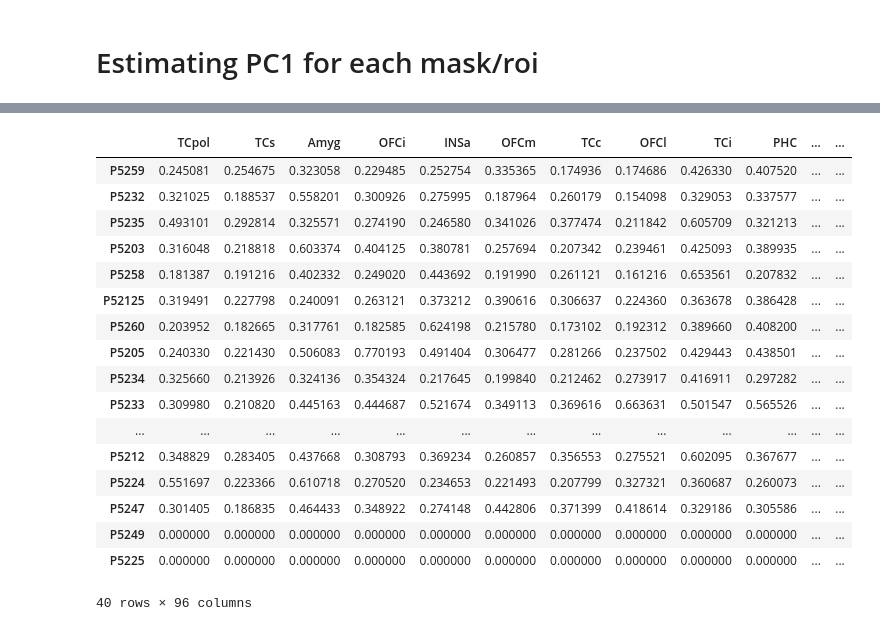
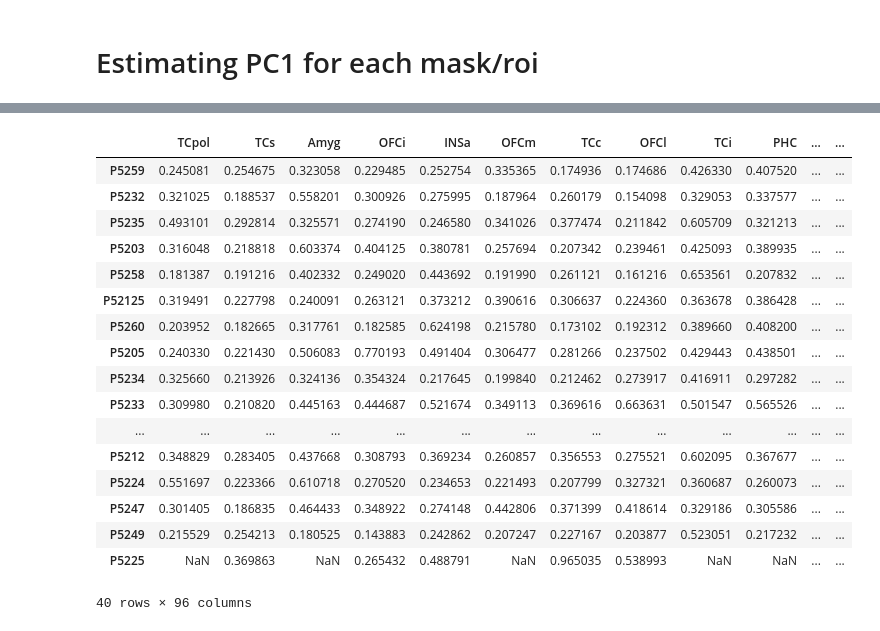
Before and after one commit to LuisA00/ResearchElective_Maastricht2023, a Jupyter notebook: Validating_RM_Fit.ipynb, the cells around one changed output, grey strips where cells are left out. Cells and saved outputs as stored; diff of their text form; code cells hidden in the pictures.

```diff
--- a/Validating_RM_Fit.ipynb
+++ b/Validating_RM_Fit.ipynb
@@ -220,7 +220,7 @@ Computing and plotting roi_95: BG-nac
 # %%
 # Create Dataframe to store each participants PC1 scores.
 
-#COCGM_PC1_RM_scores_df = pd.DataFrame(columns=rm_labels)
+COCGM_PC1_RM_scores_df = pd.DataFrame(columns=rm_labels)
 PLAGM_PC1_RM_scores_df = pd.DataFrame(columns=rm_labels)
 
 zeros_holder = np.zeros((1, 96))
@@ -233,7 +233,7 @@ for path in os.listdir("CANCOC_PP_1"):
     if os.path.isdir(os.path.join(dir_path, path)):
 
         current_p_df = pd.DataFrame(data=zeros_holder, columns=rm_labels, index=[path])
-        #COCGM_PC1_RM_scores_df = COCGM_PC1_RM_scores_df.append(current_p_df, ignore_index=False)
+        COCGM_PC1_RM_scores_df = COCGM_PC1_RM_scores_df.append(current_p_df, ignore_index=False)
         PLAGM_PC1_RM_scores_df = PLAGM_PC1_RM_scores_df.append(current_p_df, ignore_index=False)
 
 #COC_PC1_GLA_scores_df.head(40)
@@ -357,7 +377,9 @@ for current_roi in range(96):
 #sub35_COCGM_scores = ray.get(sub35_COC_PC1_scores)
 #sub36_COCGM_scores = ray.get(sub36_COC_PC1_scores)
 #sub37_COCGM_scores = ray.get(sub37_COC_PC1_scores)
-sub38_COCGM_scores = ray.get(sub38_COC_PC1_scores)
+#sub38_COCGM_scores = ray.get(sub38_COC_PC1_scores)
+#sub39_COCGM_scores = ray.get(sub39_COC_PC1_scores)
+#sub40_COCGM_scores = ray.get(sub40_COC_PC1_scores)
 
 #COCGM_PC1_RM_scores_df.iloc[0] = sub1_COCGM_scores[:]
 #COCGM_PC1_RM_scores_df.iloc[1] = sub2_COCGM_scores[:]
@@ -387,35 +409,37 @@ sub38_COCGM_scores = ray.get(sub38_COC_PC1_scores)
 #COCGM_PC1_RM_scores_df.iloc[25] = sub26_COCGM_scores[:]
 #COCGM_PC1_RM_scores_df.iloc[26] = sub27_COCGM_scores[:]
 #COCGM_PC1_RM_scores_df.iloc[27] = sub28_COCGM_scores[:]
 #COCGM_PC1_RM_scores_df.iloc[28] = sub29_COCGM_scores[:]
 #COCGM_PC1_RM_scores_df.iloc[29] = sub30_COCGM_scores[:]
 #COCGM_PC1_RM_scores_df.iloc[30] = sub31_COCGM_scores[:]
 #COCGM_PC1_RM_scores_df.iloc[31] = sub32_COCGM_scores[:]
 #COCGM_PC1_RM_scores_df.iloc[32] = sub33_COCGM_scores[:]
 #COCGM_PC1_RM_scores_df.iloc[33] = sub34_COCGM_scores[:]
 #COCGM_PC1_RM_scores_df.iloc[34] = sub35_COCGM_scores[:]
 #COCGM_PC1_RM_scores_df.iloc[35] = sub36_COCGM_scores[:]
 #COCGM_PC1_RM_scores_df.iloc[36] = sub37_COCGM_scores[:]
-COCGM_PC1_RM_scores_df.iloc[37] = sub38_COCGM_scores[:]
+#COCGM_PC1_RM_scores_df.iloc[37] = sub38_COCGM_scores[:]
+#COCGM_PC1_RM_scores_df.iloc[38] = sub39_COCGM_scores[:]
+#COCGM_PC1_RM_scores_df.iloc[39] = sub40_COCGM_scores[:]
 
 COCGM_PC1_RM_scores_df.head(40)
 # %% [output]
 |  | TCpol | TCs | Amyg | OFCi | INSa | OFCm | TCc | OFCl | TCi | PHC | ... | ... |
 | P5259 | 0.245081 | 0.254675 | 0.323058 | 0.229485 | 0.252754 | 0.335365 | 0.174936 | 0.174686 | 0.426330 | 0.407520 | ... | ... |
 | P5232 | 0.321025 | 0.188537 | 0.558201 | 0.300926 | 0.275995 | 0.187964 | 0.260179 | 0.154098 | 0.329053 | 0.337577 | ... | ... |
 | P5235 | 0.493101 | 0.292814 | 0.325571 | 0.274190 | 0.246580 | 0.341026 | 0.377474 | 0.211842 | 0.605709 | 0.321213 | ... | ... |
 | P5203 | 0.316048 | 0.218818 | 0.603374 | 0.404125 | 0.380781 | 0.257694 | 0.207342 | 0.239461 | 0.425093 | 0.389935 | ... | ... |
 | P5258 | 0.181387 | 0.191216 | 0.402332 | 0.249020 | 0.443692 | 0.191990 | 0.261121 | 0.161216 | 0.653561 | 0.207832 | ... | ... |
 | P52125 | 0.319491 | 0.227798 | 0.240091 | 0.263121 | 0.373212 | 0.390616 | 0.306637 | 0.224360 | 0.363678 | 0.386428 | ... | ... |
 | P5260 | 0.203952 | 0.182665 | 0.317761 | 0.182585 | 0.624198 | 0.215780 | 0.173102 | 0.192312 | 0.389660 | 0.408200 | ... | ... |
 | P5205 | 0.240330 | 0.221430 | 0.506083 | 0.770193 | 0.491404 | 0.306477 | 0.281266 | 0.237502 | 0.429443 | 0.438501 | ... | ... |
 | P5234 | 0.325660 | 0.213926 | 0.324136 | 0.354324 | 0.217645 | 0.199840 | 0.212462 | 0.273917 | 0.416911 | 0.297282 | ... | ... |
 | P5233 | 0.309980 | 0.210820 | 0.445163 | 0.444687 | 0.521674 | 0.349113 | 0.369616 | 0.663631 | 0.501547 | 0.565526 | ... | ... |
 | ... | ... | ... | ... | ... | ... | ... | ... | ... | ... | ... | ... | ... |
 | P5212 | 0.348829 | 0.283405 | 0.437668 | 0.308793 | 0.369234 | 0.260857 | 0.356553 | 0.275521 | 0.602095 | 0.367677 | ... | ... |
 | P5224 | 0.551697 | 0.223366 | 0.610718 | 0.270520 | 0.234653 | 0.221493 | 0.207799 | 0.327321 | 0.360687 | 0.260073 | ... | ... |
 | P5247 | 0.301405 | 0.186835 | 0.464433 | 0.348922 | 0.274148 | 0.442806 | 0.371399 | 0.418614 | 0.329186 | 0.305586 | ... | ... |
-| P5249 | 0.000000 | 0.000000 | 0.000000 | 0.000000 | 0.000000 | 0.000000 | 0.000000 | 0.000000 | 0.000000 | 0.000000 | ... | ... |
-| P5225 | 0.000000 | 0.000000 | 0.000000 | 0.000000 | 0.000000 | 0.000000 | 0.000000 | 0.000000 | 0.000000 | 0.000000 | ... | ... |
+| P5249 | 0.215529 | 0.254213 | 0.180525 | 0.143883 | 0.242862 | 0.207247 | 0.227167 | 0.203877 | 0.523051 | 0.217232 | ... | ... |
+| P5225 | NaN | 0.369863 | NaN | 0.265432 | 0.488791 | NaN | 0.965035 | 0.538993 | NaN | NaN | ... | ... |
 40 rows × 96 columns
 # %%
```
Also changed, not shown: parts of 6 cells of this notebook, 7 other files.
